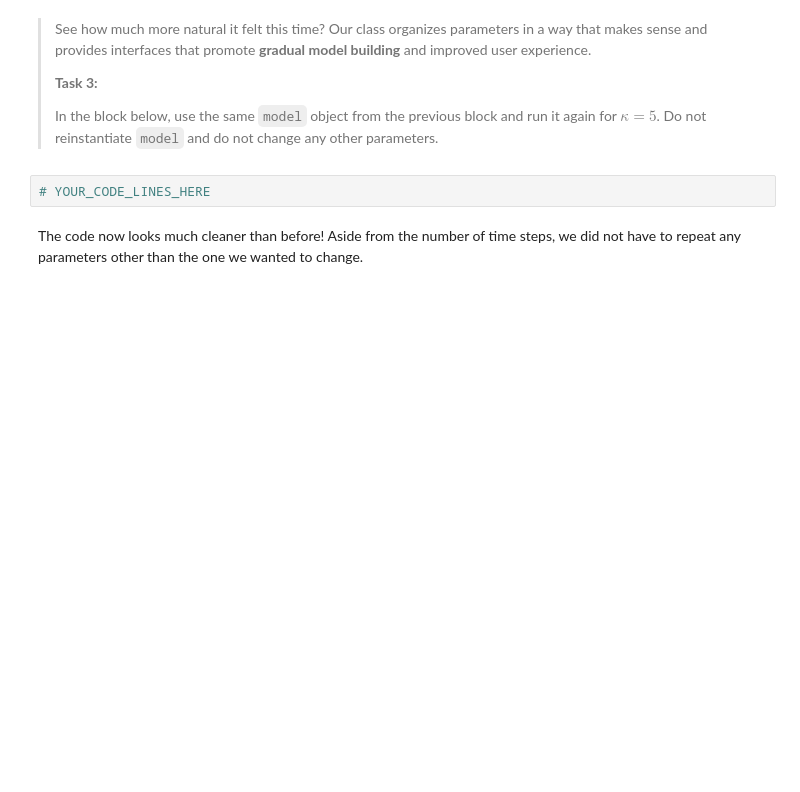
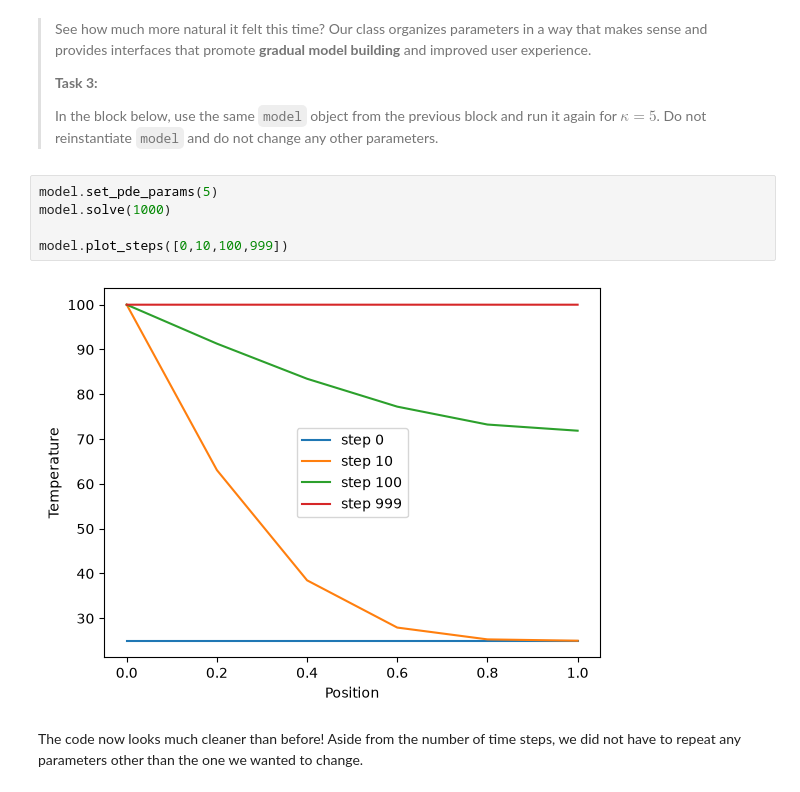
Before and after one commit to JordanRSimons/PA2.1, a Jupyter notebook: 2_oop.ipynb, the cells around one changed output. Drawn from its saved outputs; the diff is of its cells as text; blank space fills up the shorter version.

```diff
--- a/2_oop.ipynb
+++ b/2_oop.ipynb
@@ -96,8 +100,13 @@ model.set_bcs(# YOUR_CODE_LINE_HERE )
 > **Task 3:**
 >
 > In the block below, use the same `model` object from the previous block and run it again for $\kappa=5$. Do not reinstantiate `model` and do not change any other parameters.
-# %%
-# YOUR_CODE_LINES_HERE
+# %%
+model.set_pde_params(5)
+model.solve(1000)
+
+model.plot_steps([0,10,100,999])
+# %% [output]
+[figure, added]
 # %% [markdown]
 The code now looks much cleaner than before! Aside from the number of time steps, we did not have to repeat any parameters other than the one we wanted to change.
 # %% [markdown]
```
Also changed, not shown: parts of 6 cells of this notebook.
